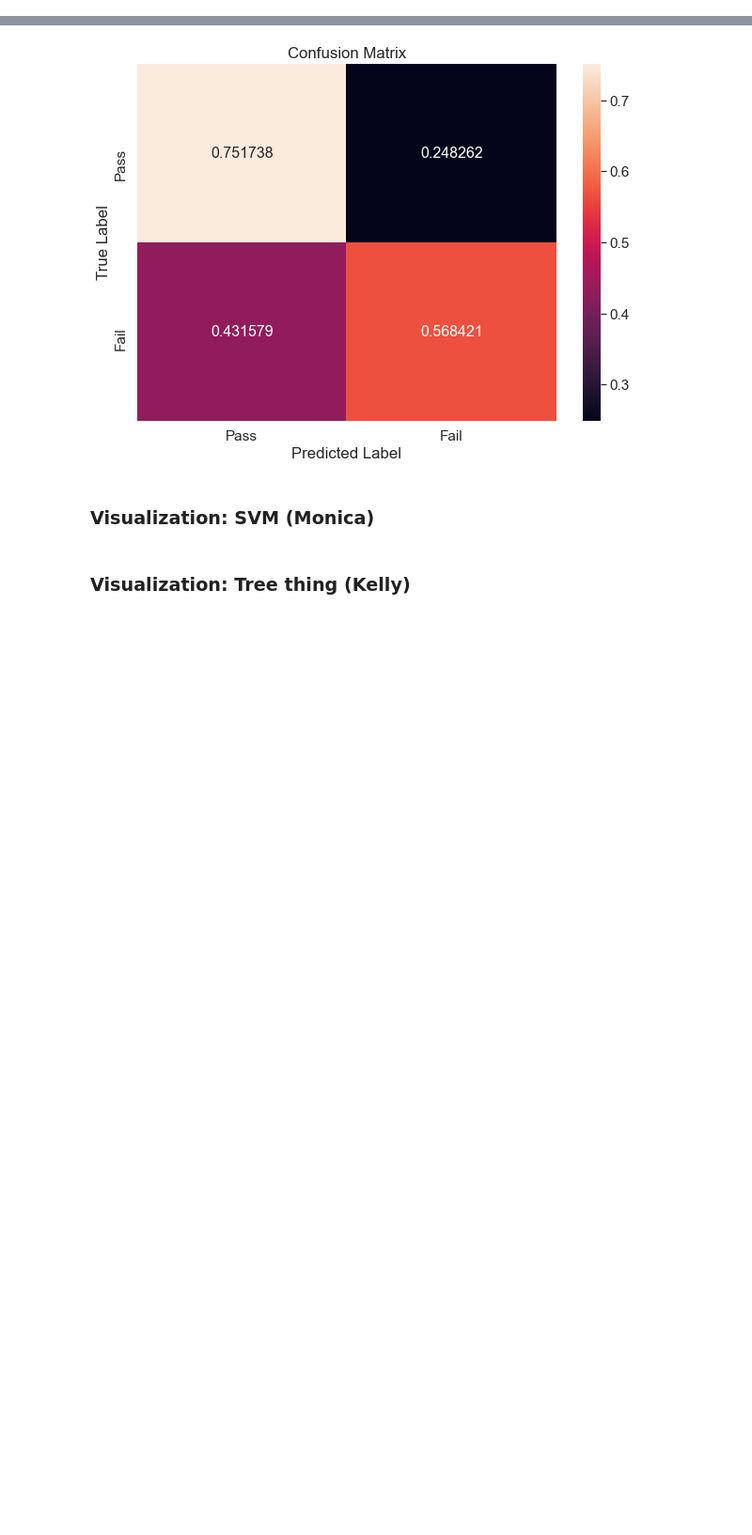
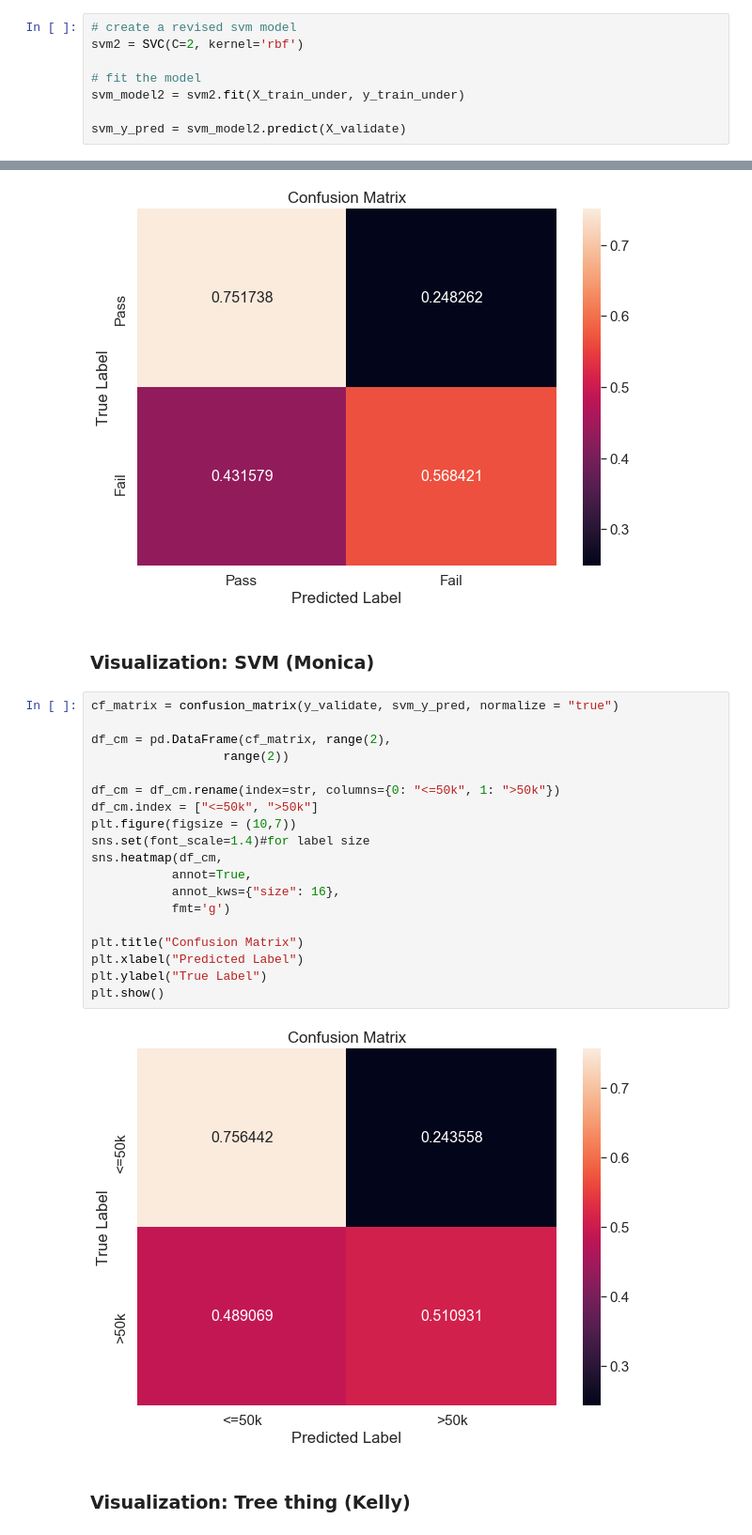
Before and after one commit to sociologyquinn/CSS-Project3-Group1, a Jupyter notebook: Project 3 Students.ipynb, the cells around one changed output, grey strips where cells are left out. Shown at 94% size. Drawn from its saved outputs; the diff is of its cells as text; blank space fills up the shorter version.

```diff
--- a/Project 3 Students.ipynb
+++ b/Project 3 Students.ipynb
@@ -410,0 +528,8 @@ confusion Matrix:           0         1
+# %%
+# create a revised svm model
+svm2 = SVC(C=2, kernel='rbf')
+
+# fit the model
+svm_model2 = svm2.fit(X_train_under, y_train_under)
+
+svm_y_pred = svm_model2.predict(X_validate)
@@ -463,6 +591,27 @@ plt.show()
 [figure]
 # %% [markdown]
 ### Visualization: SVM (Monica)
+# %%
+cf_matrix = confusion_matrix(y_validate, svm_y_pred, normalize = "true")
+
+df_cm = pd.DataFrame(cf_matrix, range(2),
+                  range(2))
+
+df_cm = df_cm.rename(index=str, columns={0: "<=50k", 1: ">50k"})
+df_cm.index = ["<=50k", ">50k"]
+plt.figure(figsize = (10,7))
+sns.set(font_scale=1.4)#for label size
+sns.heatmap(df_cm,
+           annot=True,
+           annot_kws={"size": 16},
+           fmt='g')
+
+plt.title("Confusion Matrix")
+plt.xlabel("Predicted Label")
+plt.ylabel("True Label")
+plt.show()
+# %% [output]
+[figure, added]
 # %% [markdown]
 ### Visualization: Tree thing (Kelly)
 # %% [markdown]
```
Also changed, not shown: parts of 15 cells of this notebook.
